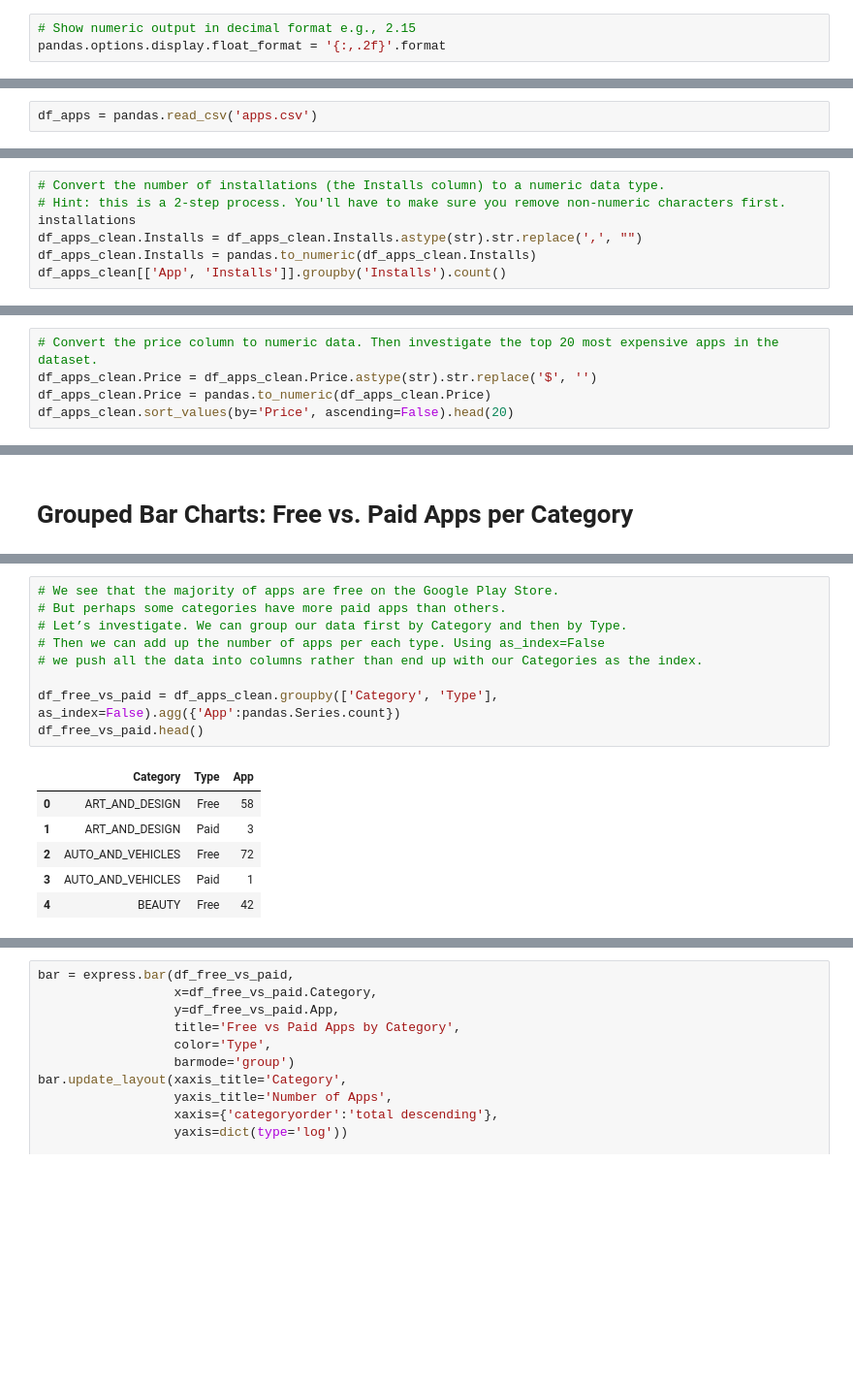
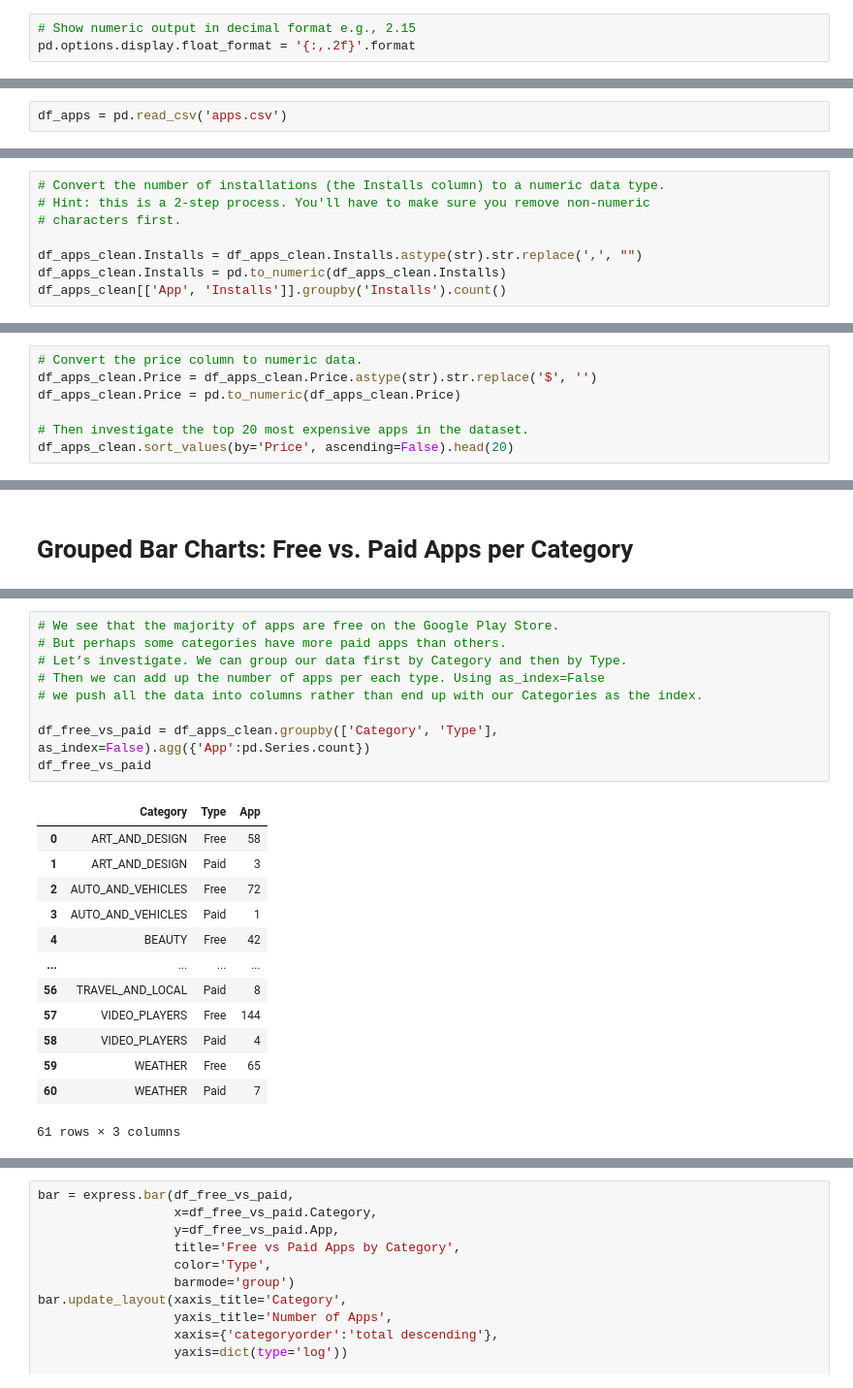
Before and after one commit to luisssSoto/100DifferentProjectsInPython, a Jupyter notebook: Day 76/Google Play Store App Analytics (start).ipynb, the cells around one changed output, grey strips where cells are left out. Shown at 97% size. Cells and saved outputs as stored; diff of their text form; blank space fills up the shorter version.

```diff
--- a/Day 76/Google Play Store App Analytics (start).ipynb
+++ b/Day 76/Google Play Store App Analytics (start).ipynb
@@ -17,11 +17,11 @@ from plotly import express, graph_objects
 # Notebook Presentation
 # %%
 # Show numeric output in decimal format e.g., 2.15
-pandas.options.display.float_format = '{:,.2f}'.format
+pd.options.display.float_format = '{:,.2f}'.format
 # %% [markdown]
 # Read the Dataset
 # %%
-df_apps = pandas.read_csv('apps.csv')
+df_apps = pd.read_csv('apps.csv')
 # %% [markdown]
 # Data Cleaning
 # %% [markdown]
@@ -284,9 +286,10 @@ df_apps_clean[['App', 'Installs']].groupby('Installs').count()
 # %%
 # Convert the number of installations (the Installs column) to a numeric data type.
-# Hint: this is a 2-step process. You'll have to make sure you remove non-numeric characters first.
-installations
+# Hint: this is a 2-step process. You'll have to make sure you remove non-numeric
+# characters first.
+
 df_apps_clean.Installs = df_apps_clean.Installs.astype(str).str.replace(',', "")
-df_apps_clean.Installs = pandas.to_numeric(df_apps_clean.Installs)
+df_apps_clean.Installs = pd.to_numeric(df_apps_clean.Installs)
 df_apps_clean[['App', 'Installs']].groupby('Installs').count()
 # %% [output]
 |  | App |
@@ -318,8 +321,10 @@ Remove all apps that cost more than $250 from the `df_apps_clean` DataFrame.
 
 Add a column called 'Revenue_Estimate' to the DataFrame. This column should hold the price of the app times the number of installs. What are the top 10 highest grossing paid apps according to this estimate? Out of the top 10 highest grossing paid apps, how many are games?
 # %%
-# Convert the price column to numeric data. Then investigate the top 20 most expensive apps in the dataset.
+# Convert the price column to numeric data.
 df_apps_clean.Price = df_apps_clean.Price.astype(str).str.replace('$', '')
-df_apps_clean.Price = pandas.to_numeric(df_apps_clean.Price)
+df_apps_clean.Price = pd.to_numeric(df_apps_clean.Price)
+
+# Then investigate the top 20 most expensive apps in the dataset.
 df_apps_clean.sort_values(by='Price', ascending=False).head(20)
 # %% [output]
@@ -556,19 +595,26 @@ Name: count, dtype: int64
 # %%
 # We see that the majority of apps are free on the Google Play Store.
 # But perhaps some categories have more paid apps than others.
 # Let’s investigate. We can group our data first by Category and then by Type.
 # Then we can add up the number of apps per each type. Using as_index=False
 # we push all the data into columns rather than end up with our Categories as the index.
 
-df_free_vs_paid = df_apps_clean.groupby(['Category', 'Type'], as_index=False).agg({'App':pandas.Series.count})
-df_free_vs_paid.head()
+df_free_vs_paid = df_apps_clean.groupby(['Category', 'Type'], as_index=False).agg({'App':pd.Series.count})
+df_free_vs_paid
 # %% [output]
 |  | Category | Type | App |
 | 0 | ART_AND_DESIGN | Free | 58 |
 | 1 | ART_AND_DESIGN | Paid | 3 |
 | 2 | AUTO_AND_VEHICLES | Free | 72 |
 | 3 | AUTO_AND_VEHICLES | Paid | 1 |
 | 4 | BEAUTY | Free | 42 |
+| ... | ... | ... | ... |
+| 56 | TRAVEL_AND_LOCAL | Paid | 8 |
+| 57 | VIDEO_PLAYERS | Free | 144 |
+| 58 | VIDEO_PLAYERS | Paid | 4 |
+| 59 | WEATHER | Free | 65 |
+| 60 | WEATHER | Paid | 7 |
+61 rows × 3 columns
 # %% [markdown]
 **Challenge**: Use the plotly express bar [chart examples](https://plotly.com/python/bar-charts/#bar-chart-with-sorted-or-ordered-categories) and the [.bar() API reference](https://plotly.com/python-api-reference/generated/plotly.express.bar.html#plotly.express.bar) to create this bar chart:
 
```
Also changed, not shown: parts of 28 cells of this notebook, 4 other files.
